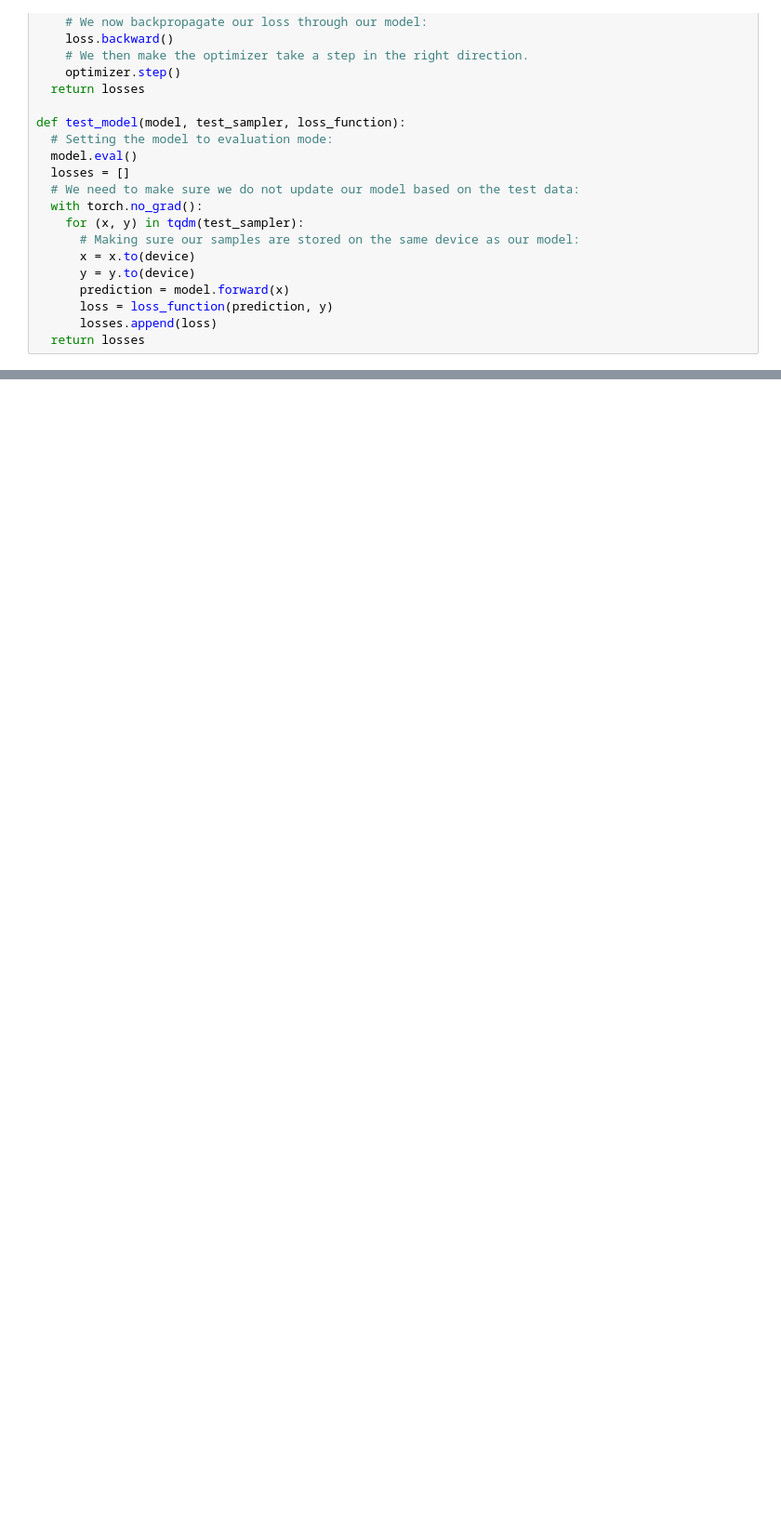
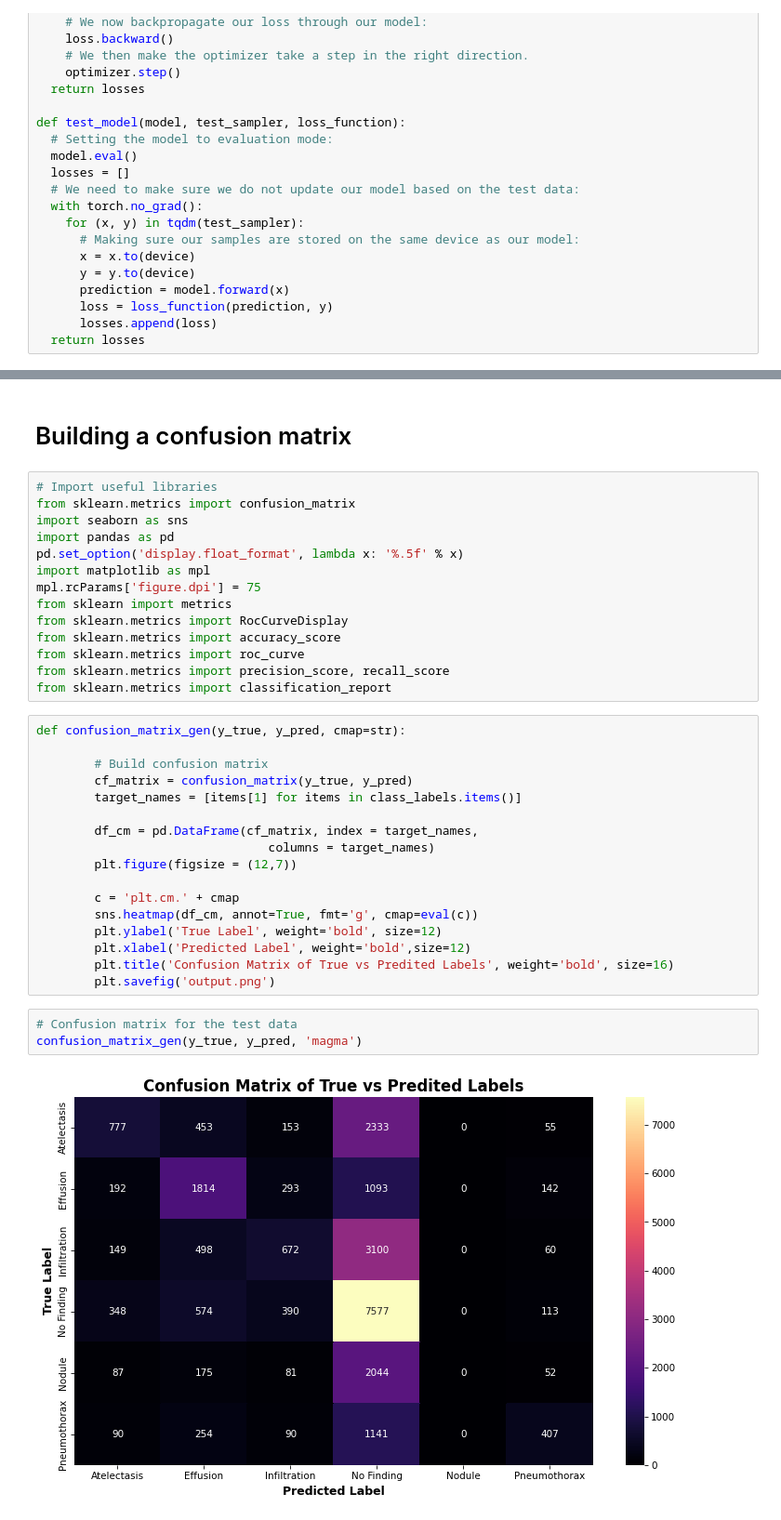
Before and after one commit to LeanderHuyghe/DC1, a Jupyter notebook: Data_Challenge_1_Template_Final.ipynb, the cells around one changed output, grey strips where cells are left out. Shown: that part at 93% size. Saved outputs shown, nothing was run; the diff lists cells and outputs as text; blank space fills up the shorter version.

```diff
--- a/Data_Challenge_1_Template_Final.ipynb
+++ b/Data_Challenge_1_Template_Final.ipynb
@@ -585,0 +457,38 @@ FileNotFoundError: ignored
+# %% [markdown]
+# Building a confusion matrix
+# %%
+# Import useful libraries
+from sklearn.metrics import confusion_matrix
+import seaborn as sns
+import pandas as pd
+pd.set_option('display.float_format', lambda x: '%.5f' % x)
+import matplotlib as mpl
+mpl.rcParams['figure.dpi'] = 75
+from sklearn import metrics
+from sklearn.metrics import RocCurveDisplay
+from sklearn.metrics import accuracy_score
+from sklearn.metrics import roc_curve
+from sklearn.metrics import precision_score, recall_score
+from sklearn.metrics import classification_report
+# %%
+def confusion_matrix_gen(y_true, y_pred, cmap=str):
+
+        # Build confusion matrix
+        cf_matrix = confusion_matrix(y_true, y_pred)
+        target_names = [items[1] for items in class_labels.items()]
+
+        df_cm = pd.DataFrame(cf_matrix, index = target_names,
+                                columns = target_names)
+        plt.figure(figsize = (12,7))
+
+        c = 'plt.cm.' + cmap
+        sns.heatmap(df_cm, annot=True, fmt='g', cmap=eval(c))
+        plt.ylabel('True Label', weight='bold', size=12)
+        plt.xlabel('Predicted Label', weight='bold',size=12)
+        plt.title('Confusion Matrix of True vs Predited Labels', weight='bold', size=16)
+        plt.savefig('output.png')
+# %%
+# Confusion matrix for the test data
+confusion_matrix_gen(y_true, y_pred, 'magma')
+# %% [output]
+[figure, added]
```
Also changed, not shown: parts of 53 cells of this notebook.
